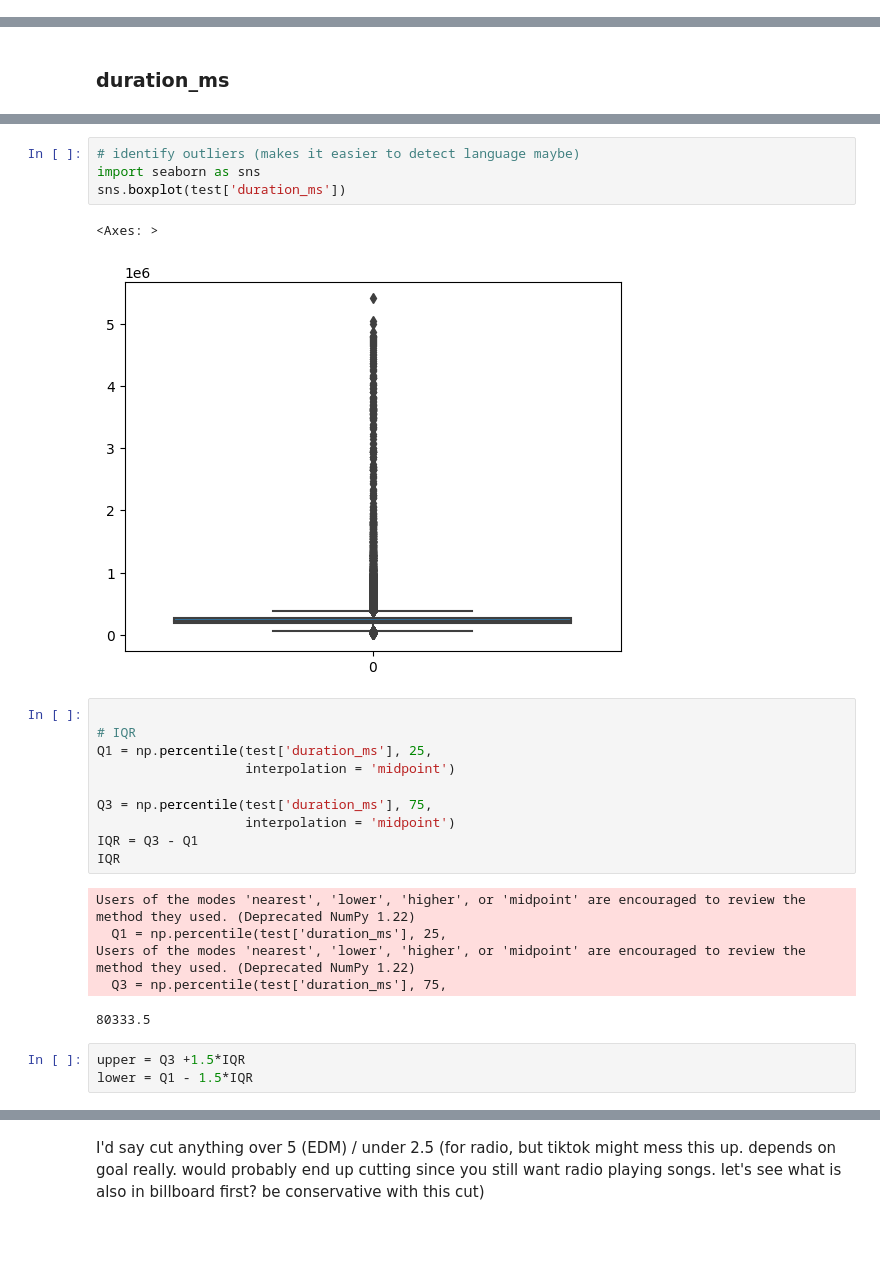
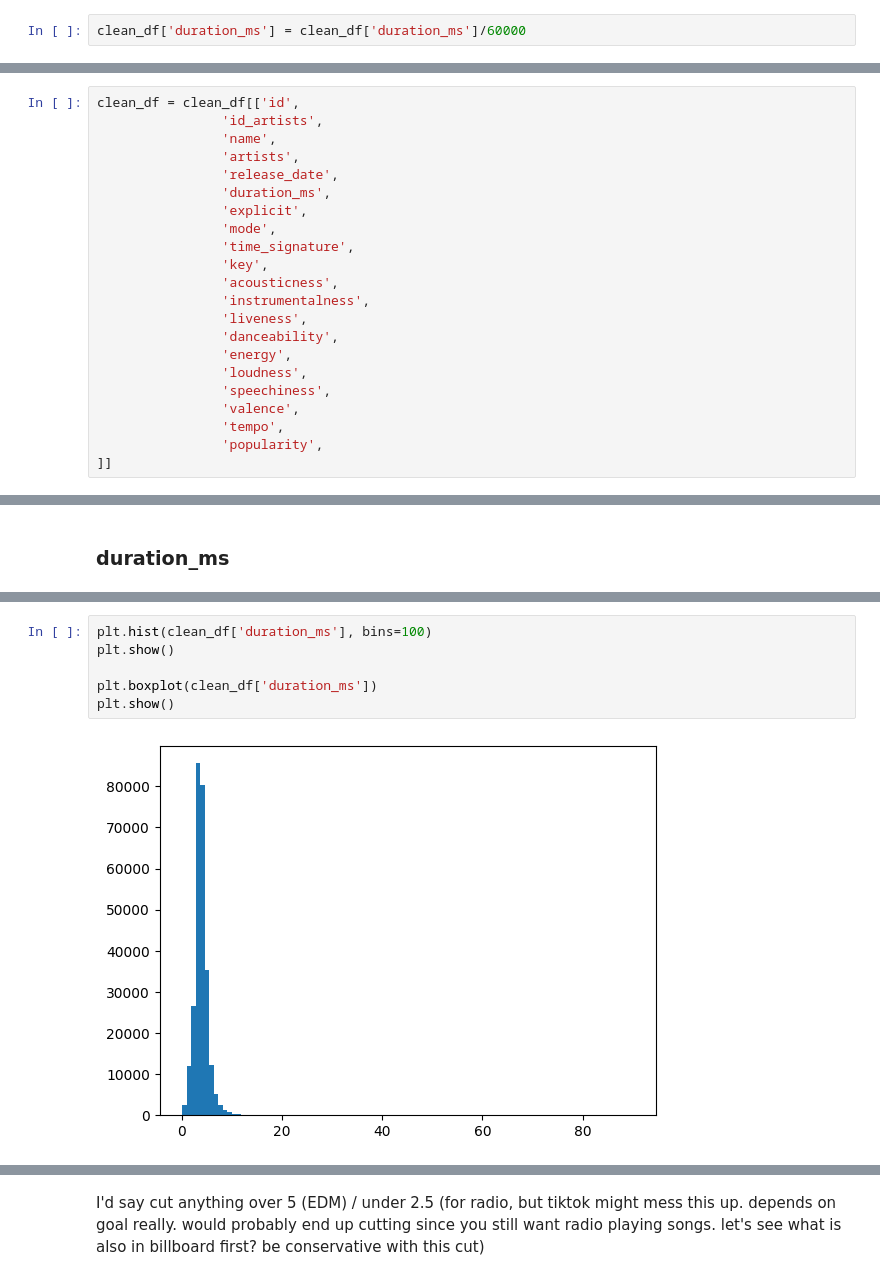
Before and after one commit to aria-51/dsw_tisabop, a Jupyter notebook: da_draftv1.ipynb, the cells around one changed output, grey strips where cells are left out. Cells and saved outputs as stored; diff of their text form; blank space fills up the shorter version.

```diff
--- a/da_draftv1.ipynb
+++ b/da_draftv1.ipynb
@@ -277,0 +69,2 @@ test = test.reset_index(drop=True)
+# %%
+clean_df['duration_ms'] = clean_df['duration_ms']/60000
@@ -277,0 +90,22 @@ test = test.reset_index(drop=True)
+# %%
+clean_df = clean_df[['id',
+                'id_artists',
+                'name',
+                'artists',
+                'release_date',
+                'duration_ms',
+                'explicit',
+                'mode',
+                'time_signature',
+                'key',
+                'acousticness',
+                'instrumentalness',
+                'liveness',
+                'danceability',
+                'energy',
+                'loudness',
+                'speechiness',
+                'valence',
+                'tempo',
+                'popularity',
+]]
@@ -295,26 +168,8 @@ Name: duration_ms, Length: 265936, dtype: int64
-# %%
-# identify outliers (makes it easier to detect language maybe)
-import seaborn as sns
-sns.boxplot(test['duration_ms'])
-# %% [output]
-<Axes: >
-[figure, removed]
-# %%
-
-# IQR
-Q1 = np.percentile(test['duration_ms'], 25,
-                   interpolation = 'midpoint')
-
-Q3 = np.percentile(test['duration_ms'], 75,
-                   interpolation = 'midpoint')
-IQR = Q3 - Q1
-IQR
-# %% [output]
-Users of the modes 'nearest', 'lower', 'higher', or 'midpoint' are encouraged to review the method they used. (Deprecated NumPy 1.22)
-  Q1 = np.percentile(test['duration_ms'], 25,
-Users of the modes 'nearest', 'lower', 'higher', or 'midpoint' are encouraged to review the method they used. (Deprecated NumPy 1.22)
-  Q3 = np.percentile(test['duration_ms'], 75,
-80333.5
-# %%
-upper = Q3 +1.5*IQR
-lower = Q1 - 1.5*IQR
+# %%
+plt.hist(clean_df['duration_ms'], bins=100)
+plt.show()
+
+plt.boxplot(clean_df['duration_ms'])
+plt.show()
+# %% [output]
+[figure, added]
```
Also changed, not shown: parts of 159 cells of this notebook, 1 other file.
